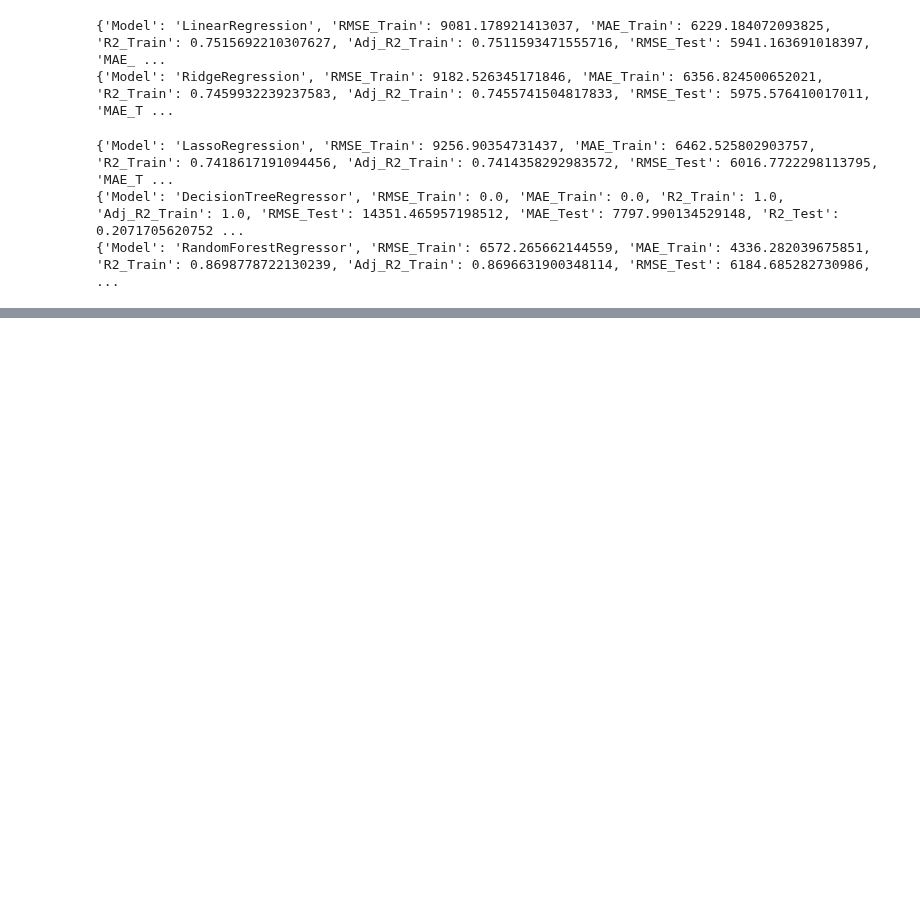
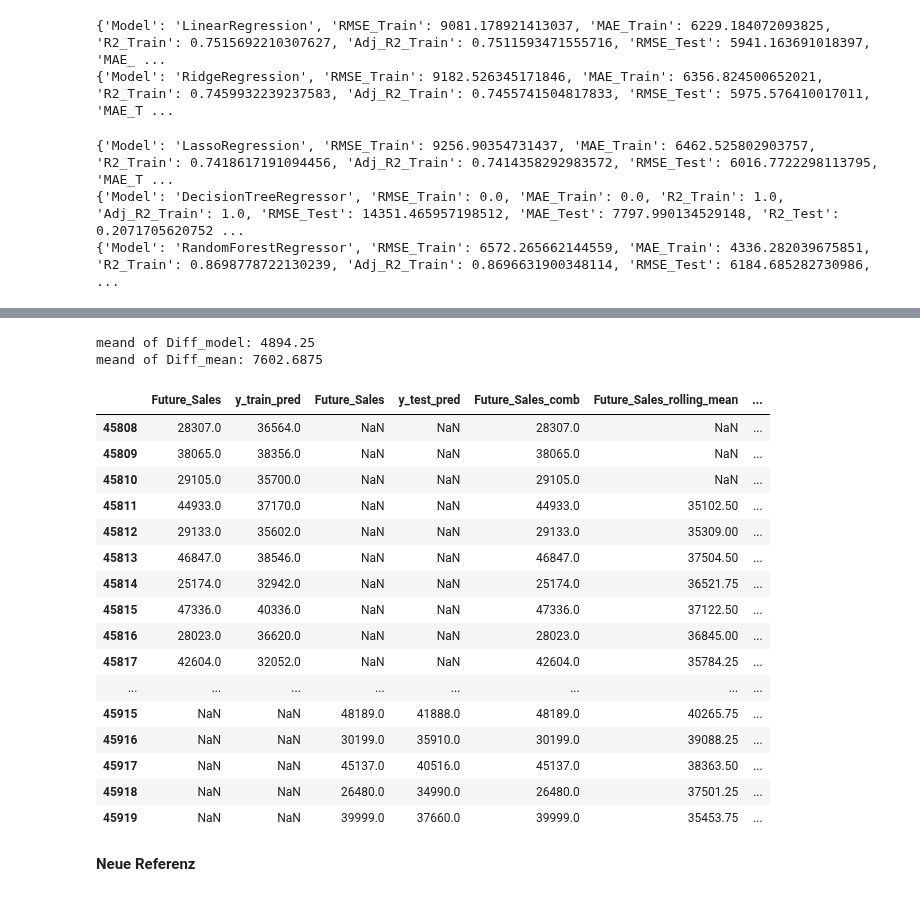
Before and after one commit to Dsite42/Capstone_Project_Rossmann, a Jupyter notebook: Capstone Projekt Rossmann - Predictive Modeling.ipynb, the cells around one changed output, grey strips where cells are left out. Drawn from its saved outputs; the diff is of its cells as text; code cells hidden in the pictures; blank space fills up the shorter version.

Commit message:
added new performance reference (rolling mean)

```diff
--- a/Capstone Projekt Rossmann - Predictive Modeling.ipynb
+++ b/Capstone Projekt Rossmann - Predictive Modeling.ipynb
@@ -350,0 +394,2 @@ df = pd.read_csv('df_nans_handeled_cat_power.csv')
+# %%
+pd.set_option('display.max_rows', 10000)
@@ -358,0 +566,54 @@ testModelsTestSplit8W(df, MinMaxScaler())
+# %%
+# Convert predictions to pandas Series
+y_train_pred_series = pd.Series(y_train_pred, index=y_train.index, name='y_train_pred')
+y_test_pred_series = pd.Series(y_test_pred, index=y_test.index, name='y_test_pred')
+
+# Combine the predictions and actuals into one DataFrame
+combined_df = pd.concat([y_train, y_train_pred_series, y_test, y_test_pred_series], axis=1)
+
+# Optional: Fill NaN values if you want to clean up the resulting DataFrame
+# This is helpful because y_train/y_train_pred will have NaNs for the y_test/y_test_pred indices and vice versa
+#combined_df = combined_df.fillna('-')
+
+#combined_df['neue_spalte'] = np.where(pd.notnull(combined_df[0]), combined_df[0], combined_df[2])
+combined_df['Future_Sales_comb'] = df_store = df[df['Store'] == store_id]['Future_Sales']
+
+rolling_mean_weeks = 4
+combined_df['Future_Sales_rolling_mean'] = combined_df['Future_Sales_comb'].rolling(rolling_mean_weeks).mean()
+
+# Calculate difference of wrong prediction
+combined_df['Diff_model'] = combined_df['y_test_pred'] - combined_df['Future_Sales_comb']
+#combined_df['Diff_mean'] = combined_df['Future_Sales_rolling_mean'] - combined_df['Future_Sales_comb']
+combined_df['Diff_mean'] = np.where(
+    combined_df['y_test_pred'].notna(),
+    combined_df['Future_Sales_rolling_mean'] - combined_df['Future_Sales_comb'],
+    np.nan
+)
+
+print("meand of Diff_model:", abs(combined_df['Diff_model']).mean())
+print("meand of Diff_mean:", abs(combined_df['Diff_mean']).mean())
+
+# View the combined DataFrame
+combined_df
+# %% [output]
+meand of Diff_model: 4894.25
+meand of Diff_mean: 7602.6875
+|  | Future_Sales | y_train_pred | Future_Sales | y_test_pred | Future_Sales_comb | Future_Sales_rolling_mean | ... |
+| 45808 | 28307.0 | 36564.0 | NaN | NaN | 28307.0 | NaN | ... |
+| 45809 | 38065.0 | 38356.0 | NaN | NaN | 38065.0 | NaN | ... |
+| 45810 | 29105.0 | 35700.0 | NaN | NaN | 29105.0 | NaN | ... |
+| 45811 | 44933.0 | 37170.0 | NaN | NaN | 44933.0 | 35102.50 | ... |
+| 45812 | 29133.0 | 35602.0 | NaN | NaN | 29133.0 | 35309.00 | ... |
+| 45813 | 46847.0 | 38546.0 | NaN | NaN | 46847.0 | 37504.50 | ... |
+| 45814 | 25174.0 | 32942.0 | NaN | NaN | 25174.0 | 36521.75 | ... |
+| 45815 | 47336.0 | 40336.0 | NaN | NaN | 47336.0 | 37122.50 | ... |
+| 45816 | 28023.0 | 36620.0 | NaN | NaN | 28023.0 | 36845.00 | ... |
+| 45817 | 42604.0 | 32052.0 | NaN | NaN | 42604.0 | 35784.25 | ... |
+| ... | ... | ... | ... | ... | ... | ... | ... |
+| 45915 | NaN | NaN | 48189.0 | 41888.0 | 48189.0 | 40265.75 | ... |
+| 45916 | NaN | NaN | 30199.0 | 35910.0 | 30199.0 | 39088.25 | ... |
+| 45917 | NaN | NaN | 45137.0 | 40516.0 | 45137.0 | 38363.50 | ... |
+| 45918 | NaN | NaN | 26480.0 | 34990.0 | 26480.0 | 37501.25 | ... |
+| 45919 | NaN | NaN | 39999.0 | 37660.0 | 39999.0 | 35453.75 | ... |
+# %% [markdown]
+**Neue Referenz**
```
Also changed, not shown: parts of 14 cells of this notebook, 1 other file.
